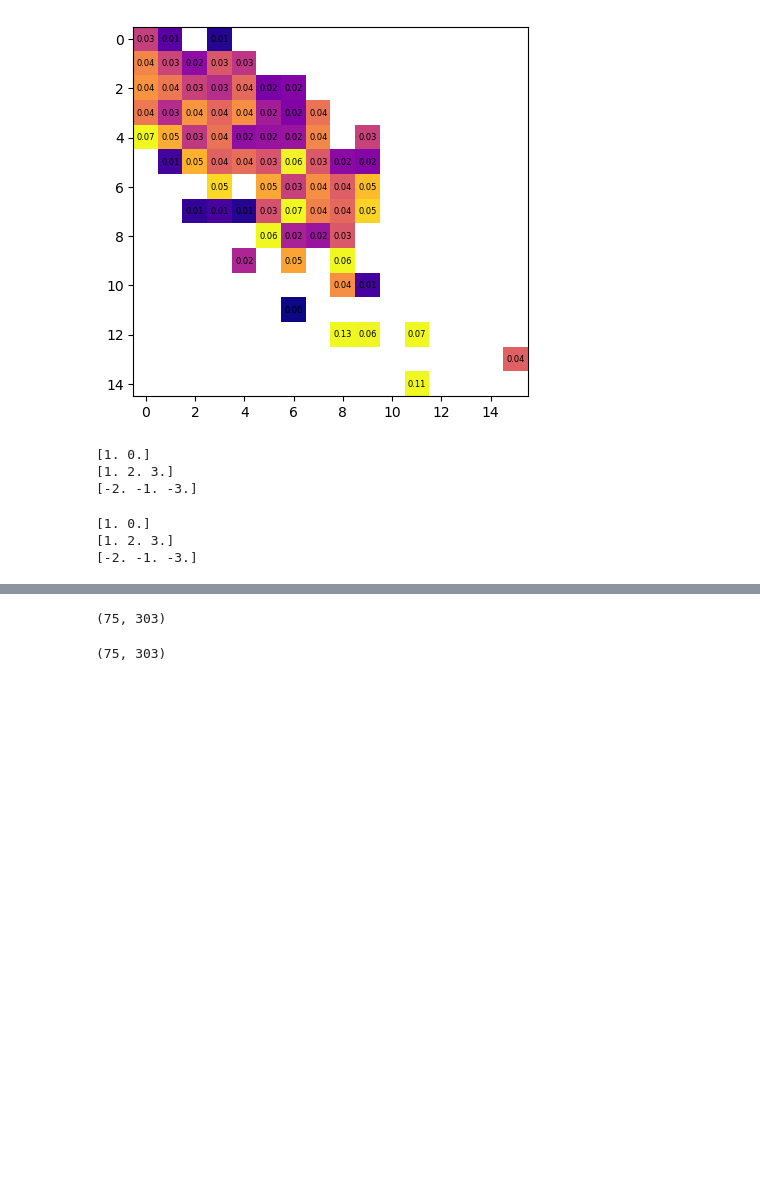
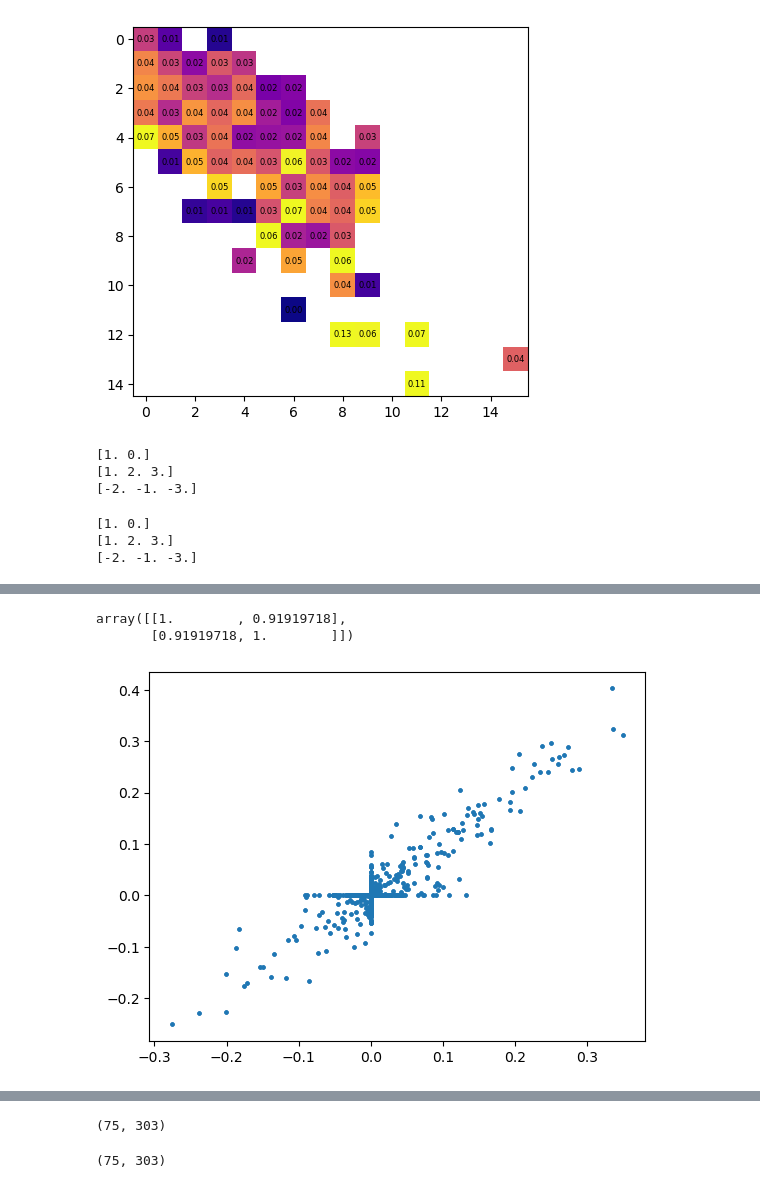
Before and after one commit to victorvikram/BeliefNetworkEvo, a Jupyter notebook: nbk/v_creating_belief_network.ipynb, the cells around one changed output, grey strips where cells are left out. Drawn from its saved outputs; the diff is of its cells as text; code cells hidden in the pictures; blank space fills up the shorter version.

Commit message:
lib vs. conservative plot

```diff
--- a/nbk/v_creating_belief_network.ipynb
+++ b/nbk/v_creating_belief_network.ipynb
@@ -254,0 +268,24 @@ correlation_matrix =
+# %%
+lib_80_corr_mat = outputs_80s[0]["corr_mat"] - np.identity(outputs_80s[0]["corr_mat"].shape[0])
+con_80_corr_mat = outputs_80s[1]["corr_mat"] - np.identity(outputs_80s[1]["corr_mat"].shape[0])
+
+lib_10_corr_mat = outputs_10s[0]["corr_mat"] - np.identity(outputs_10s[0]["corr_mat"].shape[0])
+con_10_corr_mat = outputs_10s[1]["corr_mat"] - np.identity(outputs_10s[1]["corr_mat"].shape[0])
+
+print("con 80 node count", con_80_corr_mat.shape)
+print("lib 80 nodes", lib_80_corr_mat.shape)
+
+print("con 10 nodes", con_10_corr_mat.shape)
+print("lib 10 nodes", lib_10_corr_mat.shape)
+
+print("con 80 degree", (con_80_corr_mat != 0).sum() / 2)
+print("lib 80 degree", (lib_80_corr_mat != 0).sum() / 2)
+
+print("con 10 degree", (con_10_corr_mat != 0).sum() / 2)
+print("lib 10 degree", (lib_10_corr_mat != 0).sum() / 2)
+
+print("con 80 strength", np.abs(con_80_corr_mat).sum() / 2)
+print("lib 80 strength", np.abs(lib_80_corr_mat).sum() / 2)
+
+print("con 10 strength", np.abs(con_10_corr_mat).sum() / 2)
+print("lib 10 strength", np.abs(lib_10_corr_mat).sum() / 2)
@@ -254,0 +319,8 @@ correlation_matrix =
+# %%
+plt.scatter(lib_80_corr_mat, con_80_corr_mat, s=5)
+lib_con_80_corr = np.corrcoef(lib_80_corr_mat.flatten(), con_80_corr_mat.flatten())
+lib_con_80_corr
+# %% [output]
+array([[1.        , 0.91919718],
+       [0.91919718, 1.        ]])
+[figure, added]
```
Also changed, not shown: parts of 28 cells of this notebook, 1 other file.
